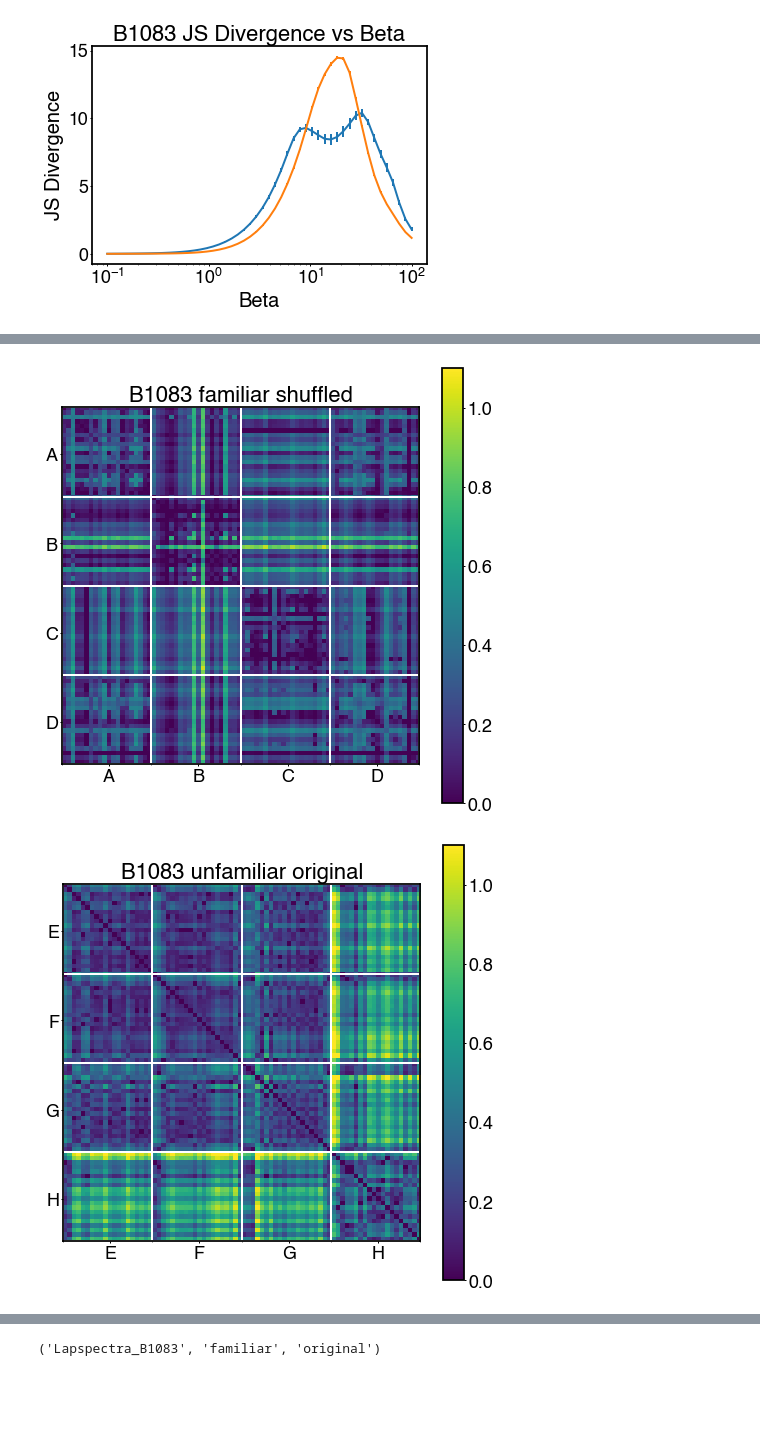
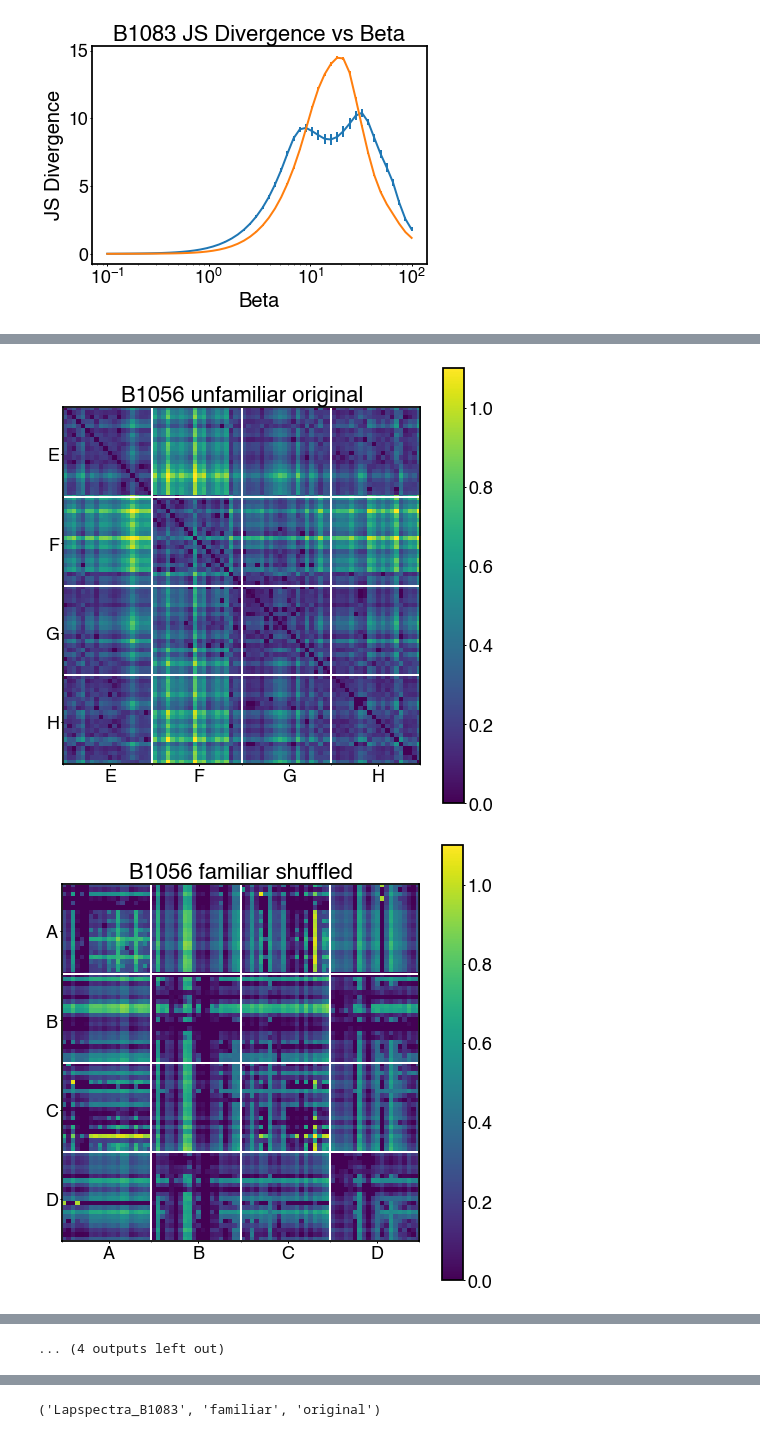
Before and after one commit to theilmbh/NeuralTDA, a Jupyter notebook: notebooks/pub/JSDiv-Behavior-BetaSweep.ipynb, the cells around one changed output, grey strips where cells are left out. Drawn from its saved outputs; the diff is of its cells as text; code cells hidden in the pictures; blank space fills up the shorter version.

```diff
--- a/notebooks/pub/JSDiv-Behavior-BetaSweep.ipynb
+++ b/notebooks/pub/JSDiv-Behavior-BetaSweep.ipynb
@@ -338,10 +339,10 @@ dat_keys = [('Lapspectra_B1083', 'familiar', 'original'), ('Lapspectra_B1083', '
             ('5', 'familiar', 'original'), ('5', 'familiar', 'shuffled'),
             ('5', 'unfamiliar', 'original'), ('5', 'unfamiliar', 'shuffled')]
 
-birdids = {'5': 'B1083-2', 'Lapspectra_B1083': 'B1083'}
+birdids = {'5': 'B1083-2', 'Lapspectra_B1083': 'B1083', 'Lapspectra_B1235': 'B1235', 'Lapspectra_B1056': 'B1056', 'Lapspectra_B1075': 'B1075'}
 
 ticklabels = [['A', 'B', 'C', 'D'], ['E', 'F', 'G', 'H']]
-for k in dat_keys:
+for k in jsdivs.keys():
 
     plt.figure(figsize=(8,8))
     ntrials = 20
@@ -369,4 +370,6 @@ for k in dat_keys:
     plt.colorbar()
     plt.title('{} {} {}'.format(b, k[1], k[2]))
     plt.savefig(os.path.join(figsavepth, '{}_{}_{}.pdf'.format(b, k[1], k[2])))
+    with open('/home/brad/tmpdata/{}_{}_{}.pkl'.format(b, k[1], k[2]), 'wb') as f:
+        pickle.dump(dsym, f)
 # %% [output]
@@ -374,2 +377,2 @@ for k in dat_keys:
-[figure, old version]
+[figure, new version]
-[figure, old version]
+[figure, new version]
@@ -381,3 +388,4 @@ for k in dat_keys:
+... (4 outputs left out)
 # %%
 jsdivs[dat_keys[-1]][0:3, :]
 # %% [output]
```
Also changed, not shown: parts of 3 cells of this notebook, 6 other files.
